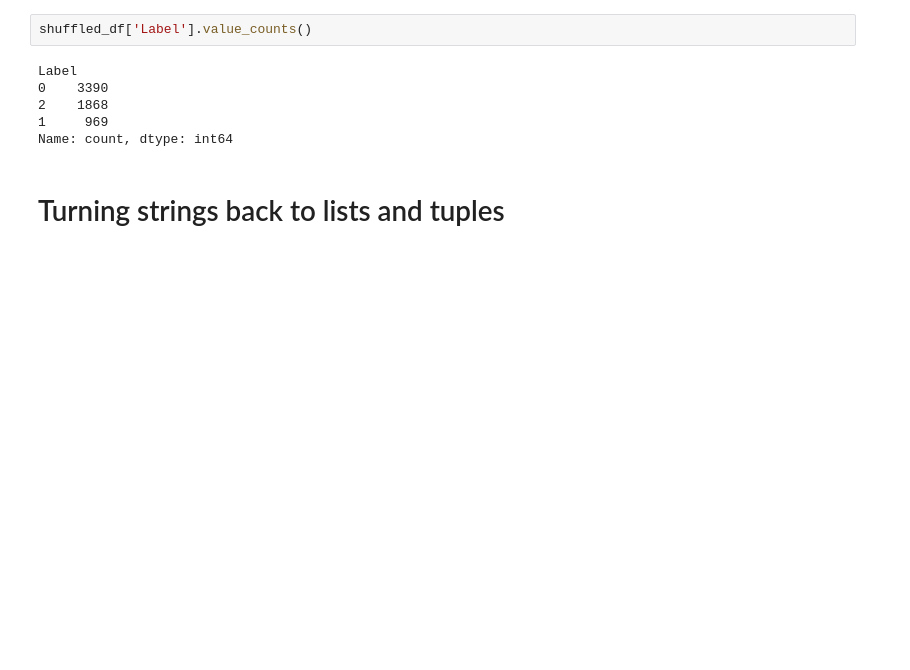
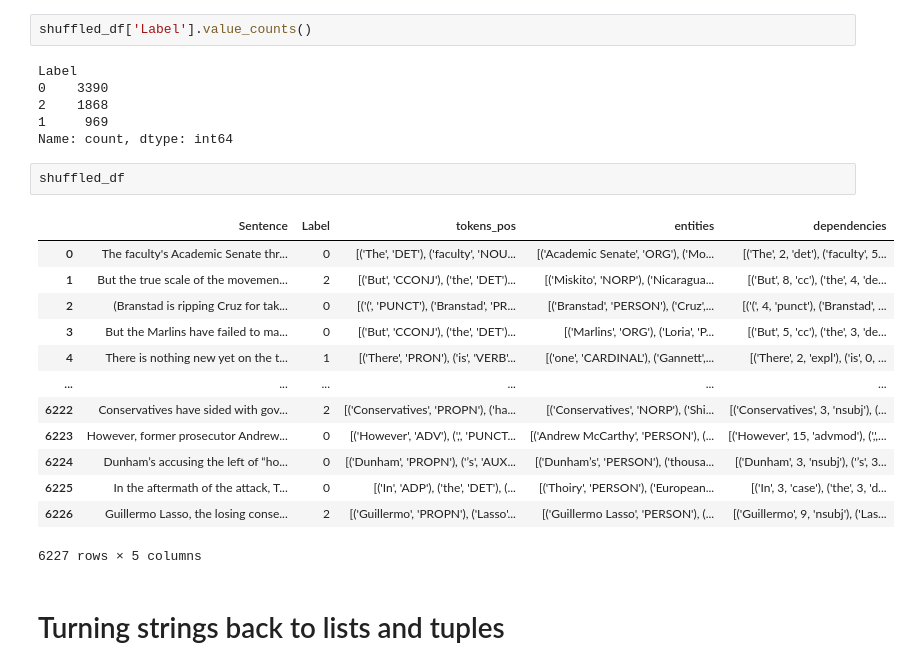
Before and after one commit to anastasia-belkina/Master-Thesis, a Jupyter notebook: Rule-Based Classifier/RB_Classifier_train_valid_third_model_1_df_29_09.ipynb, the cells around one changed output. Saved outputs shown, nothing was run; the diff lists cells and outputs as text; blank space fills up the shorter version.

```diff
--- a/Rule-Based Classifier/RB_Classifier_train_valid_third_model_1_df_29_09.ipynb
+++ b/Rule-Based Classifier/RB_Classifier_train_valid_third_model_1_df_29_09.ipynb
@@ -91,6 +96,22 @@ Label
 2    1868
 1     969
 Name: count, dtype: int64
+# %%
+shuffled_df
+# %% [output]
+|  | Sentence | Label | tokens_pos | entities | dependencies |
+| 0 | The faculty's Academic Senate thr... | 0 | [('The', 'DET'), ('faculty', 'NOU... | [('Academic Senate', 'ORG'), ('Mo... | [('The', 2, 'det'), ('faculty', 5... |
+| 1 | But the true scale of the movemen... | 2 | [('But', 'CCONJ'), ('the', 'DET')... | [('Miskito', 'NORP'), ('Nicaragua... | [('But', 8, 'cc'), ('the', 4, 'de... |
+| 2 | (Branstad is ripping Cruz for tak... | 0 | [('(', 'PUNCT'), ('Branstad', 'PR... | [('Branstad', 'PERSON'), ('Cruz',... | [('(', 4, 'punct'), ('Branstad', ... |
+| 3 | But the Marlins have failed to ma... | 0 | [('But', 'CCONJ'), ('the', 'DET')... | [('Marlins', 'ORG'), ('Loria', 'P... | [('But', 5, 'cc'), ('the', 3, 'de... |
+| 4 | There is nothing new yet on the t... | 1 | [('There', 'PRON'), ('is', 'VERB'... | [('one', 'CARDINAL'), ('Gannett',... | [('There', 2, 'expl'), ('is', 0, ... |
+| ... | ... | ... | ... | ... | ... |
+| 6222 | Conservatives have sided with gov... | 2 | [('Conservatives', 'PROPN'), ('ha... | [('Conservatives', 'NORP'), ('Shi... | [('Conservatives', 3, 'nsubj'), (... |
+| 6223 | However, former prosecutor Andrew... | 0 | [('However', 'ADV'), (',', 'PUNCT... | [('Andrew McCarthy', 'PERSON'), (... | [('However', 15, 'advmod'), (',',... |
+| 6224 | Dunham’s accusing the left of “ho... | 0 | [('Dunham', 'PROPN'), ('’s', 'AUX... | [('Dunham’s', 'PERSON'), ('thousa... | [('Dunham', 3, 'nsubj'), ('’s', 3... |
+| 6225 | In the aftermath of the attack, T... | 0 | [('In', 'ADP'), ('the', 'DET'), (... | [('Thoiry', 'PERSON'), ('European... | [('In', 3, 'case'), ('the', 3, 'd... |
+| 6226 | Guillermo Lasso, the losing conse... | 2 | [('Guillermo', 'PROPN'), ('Lasso'... | [('Guillermo Lasso', 'PERSON'), (... | [('Guillermo', 9, 'nsubj'), ('Las... |
+6227 rows × 5 columns
 # %% [markdown]
 # Turning strings back to lists and tuples
 # %%
```
Also changed, not shown: parts of 23 cells of this notebook, 2 other files.
